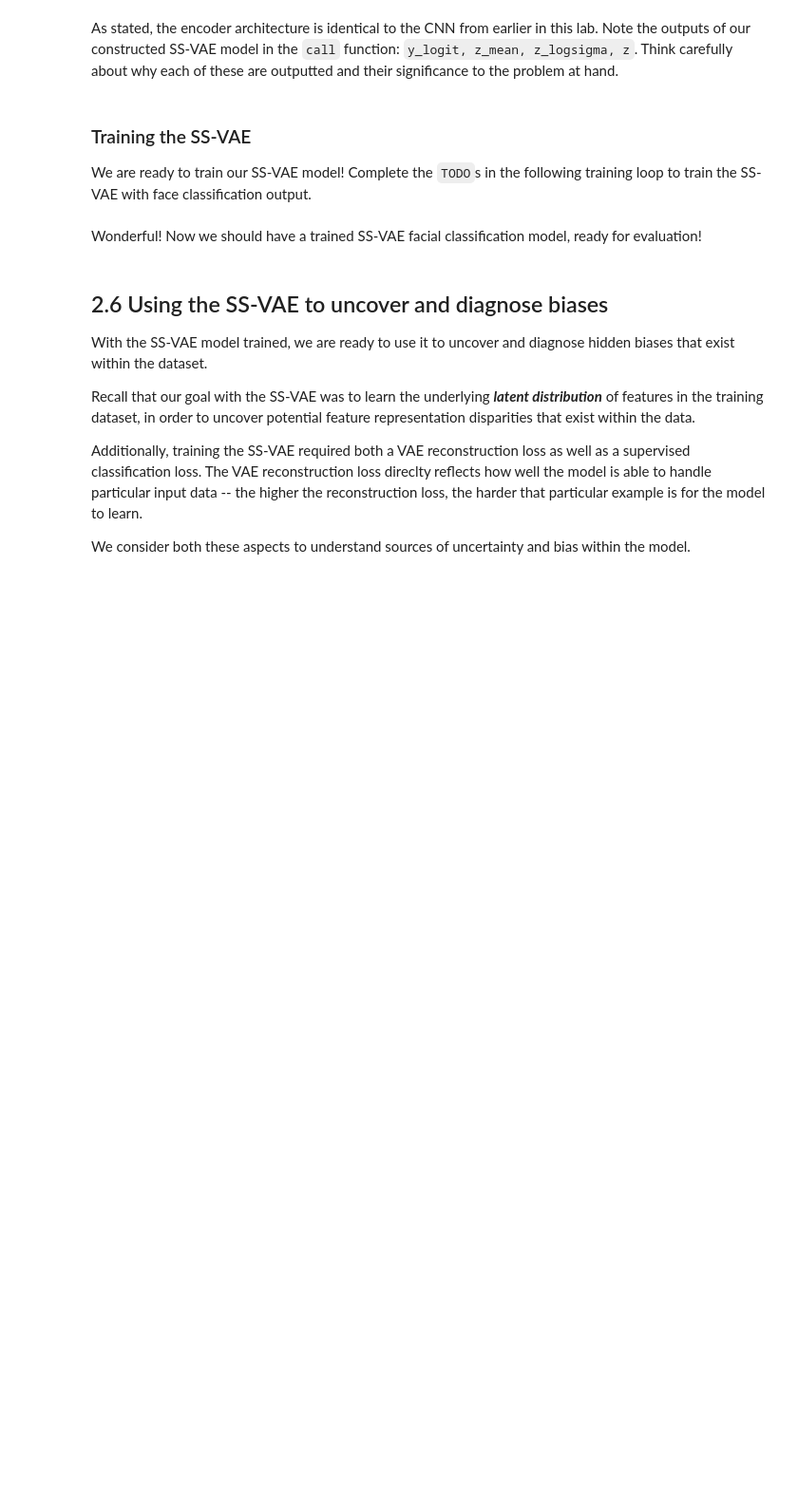
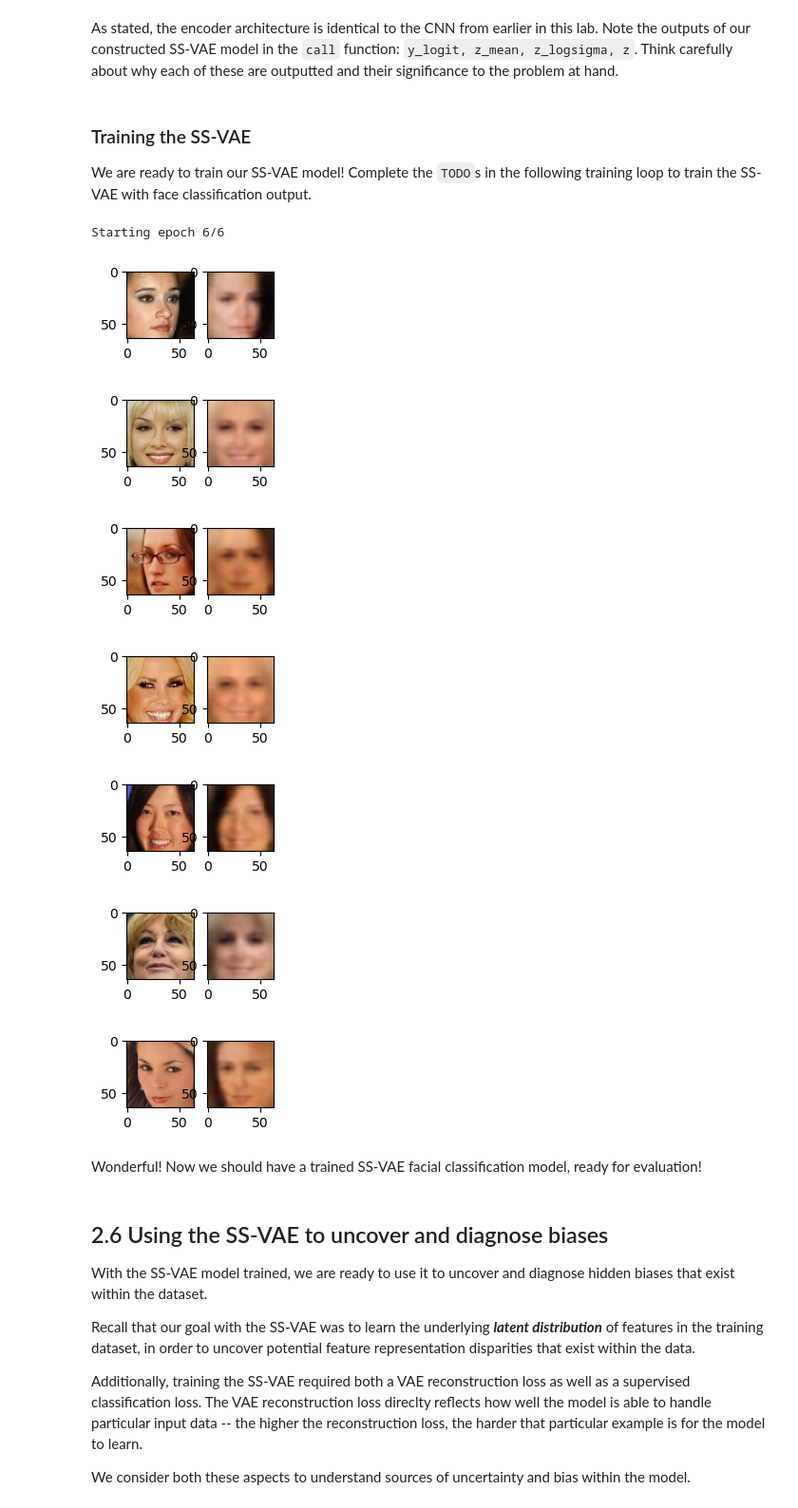
Before and after one commit to erbesnard/introtodeeplearning, a Jupyter notebook: lab2/Part2_FaceDetection.ipynb, the cells around one changed output. Shown at 95% size. Cells and saved outputs as stored; diff of their text form; code cells hidden in the pictures; blank space fills up the shorter version.

```diff
--- a/lab2/Part2_FaceDetection.ipynb
+++ b/lab2/Part2_FaceDetection.ipynb
@@ -370,7 +370,10 @@ Let's write a function to define the SS-VAE loss function:
 def ss_vae_loss_function(x, x_pred, y, y_logit, mu, logsigma):
 
   # TODO: call the relevant function to obtain VAE loss, defined earlier in the lab
-  vae_loss = vae_loss_function(x=x,x_recon=x_pred,mu=mu, logsigma= logsigma)
+  vae_loss = vae_loss_function(x=x,
+                               x_recon=x_pred,
+                               mu=mu,
+                               logsigma=logsigma)
 
   # TODO: define the classification loss using sigmoid_cross_entropy
   # https://www.tensorflow.org/api_docs/python/tf/nn/sigmoid_cross_entropy_with_logits
@@ -430,7 +433,7 @@ class SS_VAE(tf.keras.Model):
     # Define the number of outputs for the encoder. Recall that we have
     # `latent_dim` latent variables, as well as a supervised output for the
     # classification.
-    num_encoder_dims = 2*self.latent_dim + 1
+    num_encoder_dims = 2 * self.latent_dim + 1
 
     self.encoder = make_standard_classifier(num_encoder_dims)
     self.decoder = make_face_decoder_network()
@@ -452,7 +455,7 @@ class SS_VAE(tf.keras.Model):
   # Decode the latent space and output reconstruction
   def decode(self, z):
     # TODO: use the decoder (self.decoder) to output the reconstruction
-    reconstruction = # TODO
+    reconstruction = self.decoder(z)
     return reconstruction
 
   # The call function will be used to pass inputs x through the core VAE
@@ -462,10 +465,10 @@ class SS_VAE(tf.keras.Model):
 
     # TODO: call the sampling function that you created above using
     #       z_mean and z_logsigma
-    z = # TODO
+    z = sampling(z_mean=z_mean, z_logsigma=z_logsigma)
 
     # TODO: reconstruction
-    recon = # TODO
+    recon = self.decode(z)
 
     return y_logit, z_mean, z_logsigma, recon
 
@@ -495,7 +498,7 @@ num_epochs = 6
 
 # instantiate a new SS-VAE model and optimizer
 ss_vae = SS_VAE(latent_dim)
-optimizer = tf.keras.optimizers.Adam(learning_rate)
+optimizer = tf.keras.optimizers.legacy.Adam(learning_rate)
 
 # To define the training operation, we will use tf.function which is a powerful tool
 #   that lets us turn a Python function into a TensorFlow computation graph.
@@ -507,37 +510,51 @@ def ss_vae_train_step(x, y):
     y_logit, z_mean, z_logsigma, x_recon = ss_vae(x)
 
     '''TODO: call the SS_VAE loss function to compute the loss'''
-    loss, class_loss = ss_vae_loss_function('''TODO arguments''') # TODO
+    loss, class_loss, vae_loss = ss_vae_loss_function(x=x,
+                                            x_pred=x_recon,
+                                            y=y,
+                                            y_logit=y_logit,
+                                            mu=z_mean,
+                                            logsigma=z_logsigma) # TODO
 
   '''TODO: use the GradientTape.gradient method to compute the gradients.
      Hint: this is with respect to the trainable_variables of the SS_VAE.'''
-  grads = tape.gradient('''TODO''', '''TODO''') # TODO
+  grads = tape.gradient(loss, ss_vae.trainable_variables ) # TODO
 
   # apply gradients to variables
   optimizer.apply_gradients(zip(grads, ss_vae.trainable_variables))
   return loss
 
 # get training faces from data loader
 all_faces = loader.get_all_train_faces()
 
 if hasattr(tqdm, '_instances'): tqdm._instances.clear() # clear if it exists
 
 # The training loop -- outer loop iterates over the number of epochs
 for i in range(num_epochs):
 
   IPython.display.clear_output(wait=True)
   print("Starting epoch {}/{}".format(i+1, num_epochs))
 
   # get a batch of training data and compute the training step
   for j in tqdm(range(loader.get_train_size() // batch_size)):
     # load a batch of data
     (x, y) = loader.get_batch(batch_size)
     # loss optimization
     loss = ss_vae_train_step(x, y)
 
     # plot the progress every 200 steps
     if j % 500 == 0:
       mdl.util.plot_sample(x, y, ss_vae)
+# %% [output]
+Starting epoch 6/6
+[figure, added]
+[figure, added]
+[figure, added]
+[figure, added]
+[figure, added]
+[figure, added]
+[figure, added]
 # %% [markdown]
 Wonderful! Now we should have a trained SS-VAE facial classification model, ready for evaluation!
 # %% [markdown]
```
